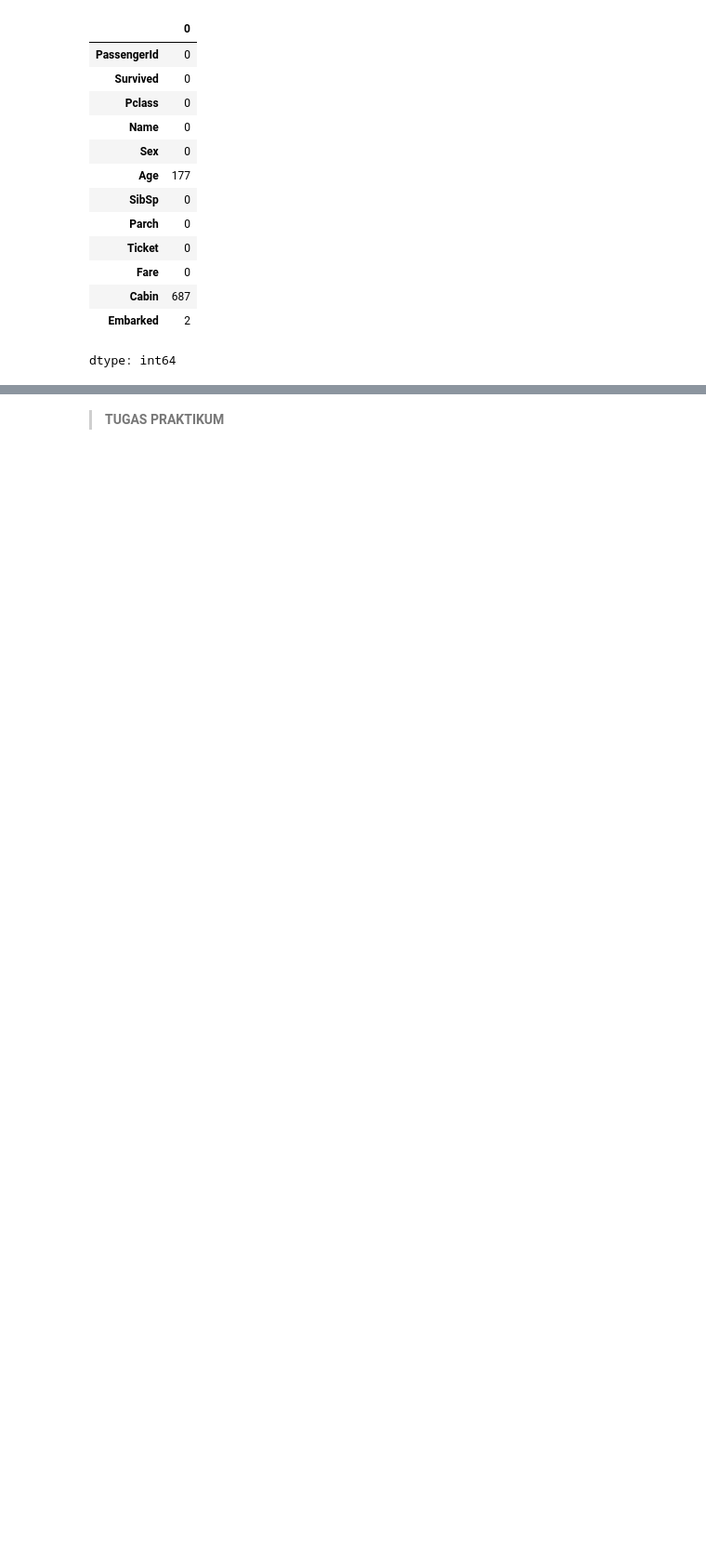
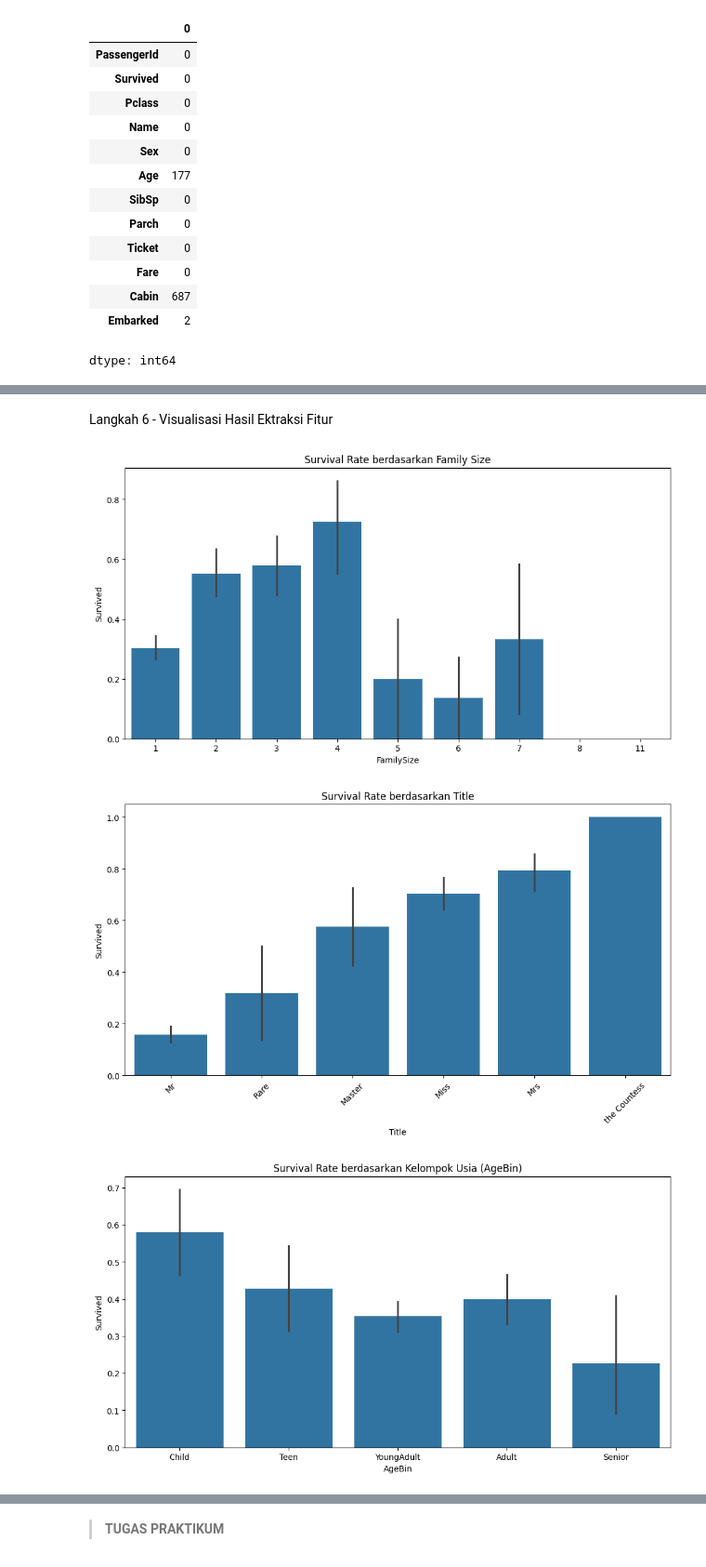
Before and after one commit to Faiva-404/PemMes-Ganjil-2026, a Jupyter notebook: JS03.ipynb, the cells around one changed output, grey strips where cells are left out. Shown at 93% size. Drawn from its saved outputs; the diff is of its cells as text; code cells hidden in the pictures; blank space fills up the shorter version.

```diff
--- a/JS03.ipynb
+++ b/JS03.ipynb
@@ -24,0 +14,4 @@ df.head()
+# %%
+
+from google.colab import files
+uploaded = files.upload() # upload dataset
@@ -25 +21,6 @@ df.head()
+# %%
+import pandas as pd
+import io
+
+df = pd.read_csv(io.BytesIO(uploaded['Titanic-Dataset2.csv'])) # load dataset
 # %%
@@ -180,5 +75,0 @@ Langkah 1 - Membuat Data
-# %%
-df = pd.read_csv('/content/drive/MyDrive/SEMESTER 5/Mesin/Titanic-Dataset.csv')
-
-# Tampilkan 5 data teratas
-df.head()
@@ -304,0 +161,37 @@ memory usage: 83.7+ KB
+# %% [markdown]
+
+
+Langkah 6 - Visualisasi Hasil Ektraksi Fitur
+# %%
+import seaborn as sns
+import matplotlib.pyplot as plt
+
+# === VISUALISASI FITUR HASIL EKSTRAKSI ===
+
+plt.figure(figsize=(12, 6))
+sns.barplot(x="FamilySize", y="Survived", data=df)
+plt.title("Survival Rate berdasarkan Family Size")
+plt.show()
+
+plt.figure(figsize=(12, 6))
+sns.barplot(x="Title", y="Survived", data=df,
+            order=df.groupby("Title")["Survived"].mean().sort_values().index)
+plt.title("Survival Rate berdasarkan Title")
+plt.xticks(rotation=45)
+plt.show()
+
+plt.figure(figsize=(12, 6))
+sns.barplot(x="AgeBin", y="Survived", data=df,
+            order=["Child", "Teen", "YoungAdult", "Adult", "Senior"])
+plt.title("Survival Rate berdasarkan Kelompok Usia (AgeBin)")
+plt.show()
+
+plt.figure(figsize=(12, 6))
+sns.barplot(x="CabinDeck", y="Survived", data=df,
+            order=df.groupby("CabinDeck")["Survived"].mean().sort_values().index)
+plt.title("Survival Rate berdasarkan Cabin Deck")
+plt.show()
+# %% [output]
+[figure, added]
+[figure, added]
+[figure, added]
```
Also changed, not shown: parts of 100 cells of this notebook.
